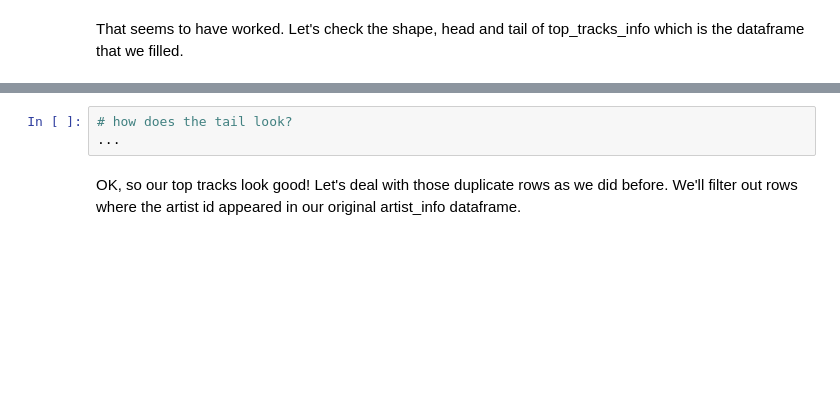
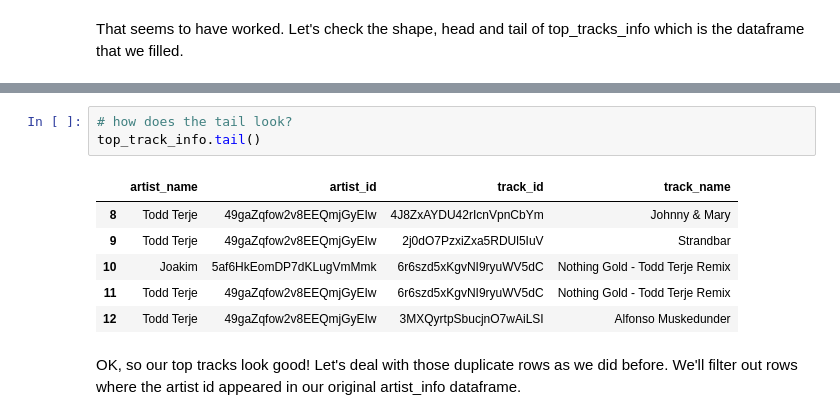
Before and after one commit to alostmathematician/ISTA-366, a Jupyter notebook: NB3_ISTA_322_flatten_transform_json.ipynb, the cells around one changed output, grey strips where cells are left out. Saved outputs shown, nothing was run; the diff lists cells and outputs as text; blank space fills up the shorter version.

```diff
--- a/NB3_ISTA_322_flatten_transform_json.ipynb
+++ b/NB3_ISTA_322_flatten_transform_json.ipynb
@@ -412,6 +661,13 @@ top_track_info.head()
 # %%
 # how does the tail look?
-...
+top_track_info.tail()
+# %% [output]
+|  | artist_name | artist_id | track_id | track_name |
+| 8 | Todd Terje | 49gaZqfow2v8EEQmjGyEIw | 4J8ZxAYDU42rIcnVpnCbYm | Johnny & Mary |
+| 9 | Todd Terje | 49gaZqfow2v8EEQmjGyEIw | 2j0dO7PzxiZxa5RDUl5IuV | Strandbar |
+| 10 | Joakim | 5af6HkEomDP7dKLugVmMmk | 6r6szd5xKgvNI9ryuWV5dC | Nothing Gold - Todd Terje Remix |
+| 11 | Todd Terje | 49gaZqfow2v8EEQmjGyEIw | 6r6szd5xKgvNI9ryuWV5dC | Nothing Gold - Todd Terje Remix |
+| 12 | Todd Terje | 49gaZqfow2v8EEQmjGyEIw | 3MXQyrtpSbucjnO7wAiLSI | Alfonso Muskedunder |
 # %% [markdown]
 OK, so our top tracks look good!  Let's deal with those duplicate rows as we did before.  We'll filter out rows where the artist id appeared in our original artist_info dataframe.
 # %%
```
Also changed, not shown: parts of 61 cells of this notebook, 1 other file.
